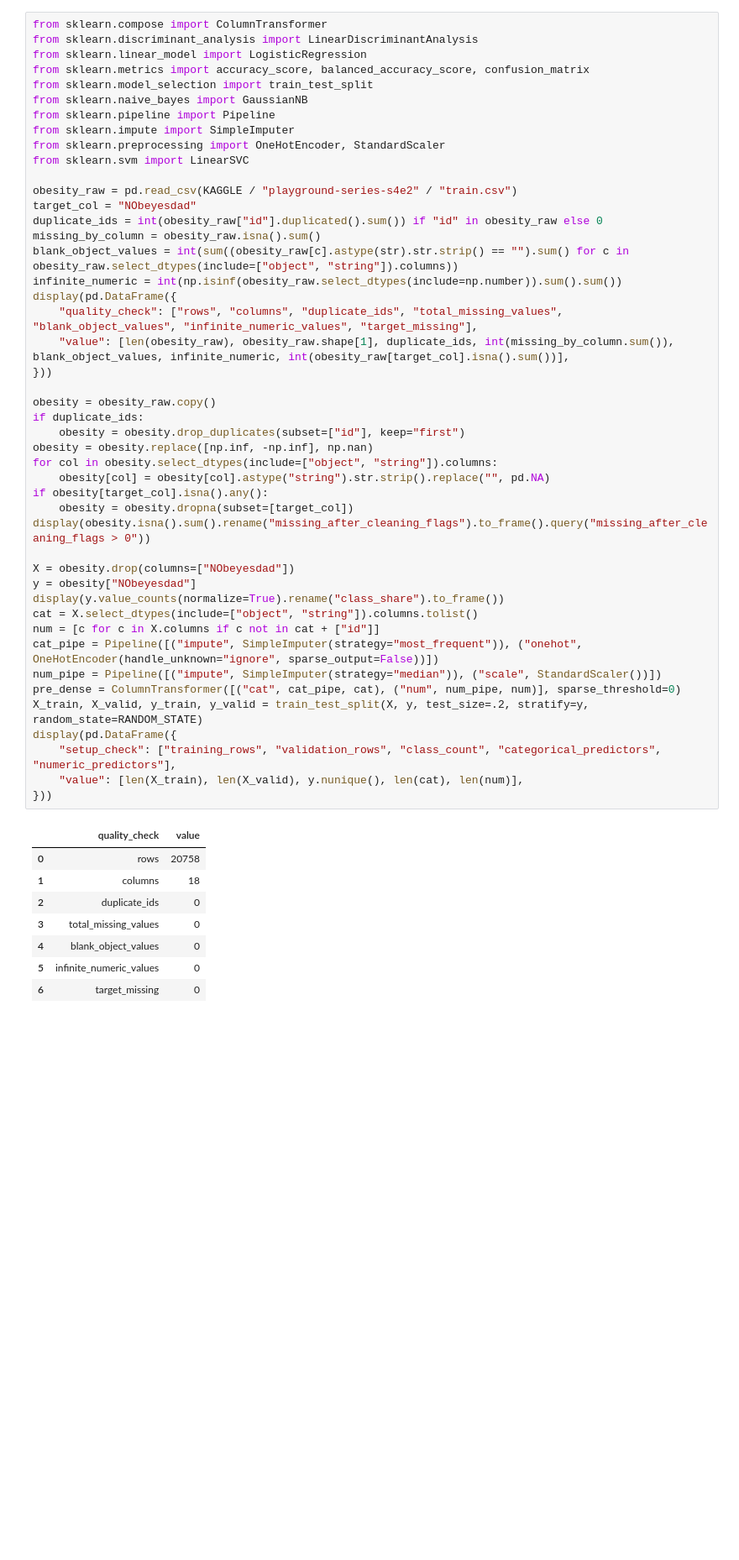
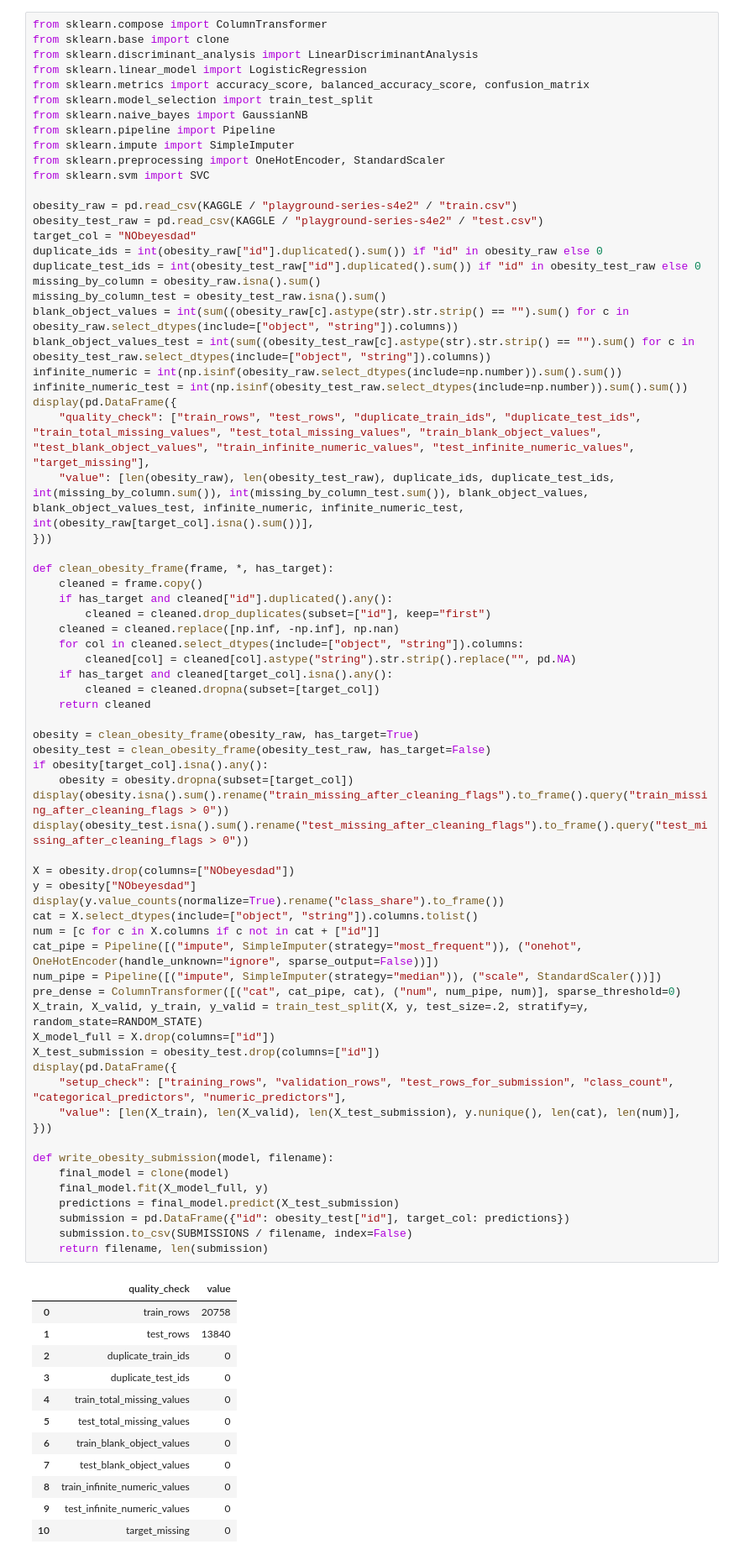
Before and after one commit to maldo81/dds-8555-predictive-analysis, a Jupyter notebook: Week 5/Assignment 5/MaldonadoJDDS8555-5.ipynb, the cells around one changed output. Shown at 84% size. Cells and saved outputs as stored; diff of their text form; blank space fills up the shorter version.

```diff
--- a/Week 5/Assignment 5/MaldonadoJDDS8555-5.ipynb
+++ b/Week 5/Assignment 5/MaldonadoJDDS8555-5.ipynb
@@ -194,6 +275,7 @@ The Weekly exercise now follows the textbook parts directly.  The all-predictor
 The competition work is separate from the Weekly textbook exercise.  The Obesity data uses one stratified validation split and one shared preprocessing object, which makes the four classifiers comparable.  Each required Kaggle classifier is interpreted on its own before the final comparison.
 # %%
 from sklearn.compose import ColumnTransformer
+from sklearn.base import clone
 from sklearn.discriminant_analysis import LinearDiscriminantAnalysis
 from sklearn.linear_model import LogisticRegression
 from sklearn.metrics import accuracy_score, balanced_accuracy_score, confusion_matrix
@@ -201,49 +283,76 @@ from sklearn.model_selection import train_test_split
 from sklearn.naive_bayes import GaussianNB
 from sklearn.pipeline import Pipeline
 from sklearn.impute import SimpleImputer
 from sklearn.preprocessing import OneHotEncoder, StandardScaler
-from sklearn.svm import LinearSVC
+from sklearn.svm import SVC
 
 obesity_raw = pd.read_csv(KAGGLE / "playground-series-s4e2" / "train.csv")
+obesity_test_raw = pd.read_csv(KAGGLE / "playground-series-s4e2" / "test.csv")
 target_col = "NObeyesdad"
 duplicate_ids = int(obesity_raw["id"].duplicated().sum()) if "id" in obesity_raw else 0
+duplicate_test_ids = int(obesity_test_raw["id"].duplicated().sum()) if "id" in obesity_test_raw else 0
 missing_by_column = obesity_raw.isna().sum()
+missing_by_column_test = obesity_test_raw.isna().sum()
 blank_object_values = int(sum((obesity_raw[c].astype(str).str.strip() == "").sum() for c in obesity_raw.select_dtypes(include=["object", "string"]).columns))
+blank_object_values_test = int(sum((obesity_test_raw[c].astype(str).str.strip() == "").sum() for c in obesity_test_raw.select_dtypes(include=["object", "string"]).columns))
 infinite_numeric = int(np.isinf(obesity_raw.select_dtypes(include=np.number)).sum().sum())
+infinite_numeric_test = int(np.isinf(obesity_test_raw.select_dtypes(include=np.number)).sum().sum())
 display(pd.DataFrame({
-    "quality_check": ["rows", "columns", "duplicate_ids", "total_missing_values", "blank_object_values", "infinite_numeric_values", "target_missing"],
-    "value": [len(obesity_raw), obesity_raw.shape[1], duplicate_ids, int(missing_by_column.sum()), blank_object_values, infinite_numeric, int(obesity_raw[target_col].isna().sum())],
+    "quality_check": ["train_rows", "test_rows", "duplicate_train_ids", "duplicate_test_ids", "train_total_missing_values", "test_total_missing_values", "train_blank_object_values", "test_blank_object_values", "train_infinite_numeric_values", "test_infinite_numeric_values", "target_missing"],
+    "value": [len(obesity_raw), len(obesity_test_raw), duplicate_ids, duplicate_test_ids, int(missing_by_column.sum()), int(missing_by_column_test.sum()), blank_object_values, blank_object_values_test, infinite_numeric, infinite_numeric_test, int(obesity_raw[target_col].isna().sum())],
 }))
 
-obesity = obesity_raw.copy()
-if duplicate_ids:
-    obesity = obesity.drop_duplicates(subset=["id"], keep="first")
-obesity = obesity.replace([np.inf, -np.inf], np.nan)
-for col in obesity.select_dtypes(include=["object", "string"]).columns:
-    obesity[col] = obesity[col].astype("string").str.strip().replace("", pd.NA)
+def clean_obesity_frame(frame, *, has_target):
+    cleaned = frame.copy()
+    if has_target and cleaned["id"].duplicated().any():
+        cleaned = cleaned.drop_duplicates(subset=["id"], keep="first")
+    cleaned = cleaned.replace([np.inf, -np.inf], np.nan)
+    for col in cleaned.select_dtypes(include=["object", "string"]).columns:
+        cleaned[col] = cleaned[col].astype("string").str.strip().replace("", pd.NA)
+    if has_target and cleaned[target_col].isna().any():
+        cleaned = cleaned.dropna(subset=[target_col])
+    return cleaned
+
+obesity = clean_obesity_frame(obesity_raw, has_target=True)
+obesity_test = clean_obesity_frame(obesity_test_raw, has_target=False)
 if obesity[target_col].isna().any():
     obesity = obesity.dropna(subset=[target_col])
-display(obesity.isna().sum().rename("missing_after_cleaning_flags").to_frame().query("missing_after_cleaning_flags > 0"))
+display(obesity.isna().sum().rename("train_missing_after_cleaning_flags").to_frame().query("train_missing_after_cleaning_flags > 0"))
+display(obesity_test.isna().sum().rename("test_missing_after_cleaning_flags").to_frame().query("test_missing_after_cleaning_flags > 0"))
 
 X = obesity.drop(columns=["NObeyesdad"])
 y = obesity["NObeyesdad"]
 display(y.value_counts(normalize=True).rename("class_share").to_frame())
 cat = X.select_dtypes(include=["object", "string"]).columns.tolist()
 num = [c for c in X.columns if c not in cat + ["id"]]
 cat_pipe = Pipeline([("impute", SimpleImputer(strategy="most_frequent")), ("onehot", OneHotEncoder(handle_unknown="ignore", sparse_output=False))])
 num_pipe = Pipeline([("impute", SimpleImputer(strategy="median")), ("scale", StandardScaler())])
 pre_dense = ColumnTransformer([("cat", cat_pipe, cat), ("num", num_pipe, num)], sparse_threshold=0)
 X_train, X_valid, y_train, y_valid = train_test_split(X, y, test_size=.2, stratify=y, random_state=RANDOM_STATE)
+X_model_full = X.drop(columns=["id"])
+X_test_submission = obesity_test.drop(columns=["id"])
 display(pd.DataFrame({
-    "setup_check": ["training_rows", "validation_rows", "class_count", "categorical_predictors", "numeric_predictors"],
-    "value": [len(X_train), len(X_valid), y.nunique(), len(cat), len(num)],
+    "setup_check": ["training_rows", "validation_rows", "test_rows_for_submission", "class_count", "categorical_predictors", "numeric_predictors"],
+    "value": [len(X_train), len(X_valid), len(X_test_submission), y.nunique(), len(cat), len(num)],
 }))
+
+def write_obesity_submission(model, filename):
+    final_model = clone(model)
+    final_model.fit(X_model_full, y)
+    predictions = final_model.predict(X_test_submission)
+    submission = pd.DataFrame({"id": obesity_test["id"], target_col: predictions})
+    submission.to_csv(SUBMISSIONS / filename, index=False)
+    return filename, len(submission)
 # %% [output]
 |  | quality_check | value |
-| 0 | rows | 20758 |
-| 1 | columns | 18 |
-| 2 | duplicate_ids | 0 |
-| 3 | total_missing_values | 0 |
-| 4 | blank_object_values | 0 |
-| 5 | infinite_numeric_values | 0 |
-| 6 | target_missing | 0 |
+| 0 | train_rows | 20758 |
+| 1 | test_rows | 13840 |
+| 2 | duplicate_train_ids | 0 |
+| 3 | duplicate_test_ids | 0 |
+| 4 | train_total_missing_values | 0 |
+| 5 | test_total_missing_values | 0 |
+| 6 | train_blank_object_values | 0 |
+| 7 | test_blank_object_values | 0 |
+| 8 | train_infinite_numeric_values | 0 |
+| 9 | test_infinite_numeric_values | 0 |
+| 10 | target_missing | 0 |
```
Also changed, not shown: parts of 53 cells of this notebook, 1 other file.
